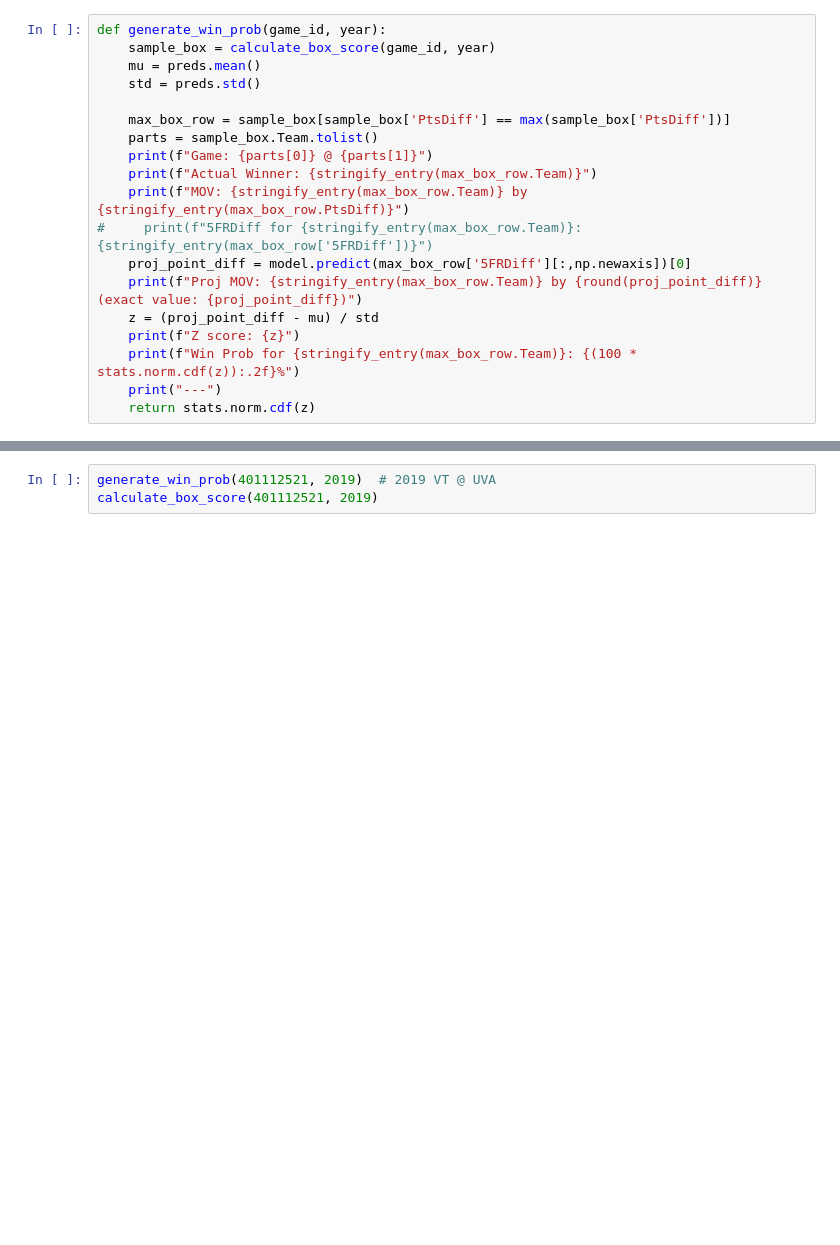
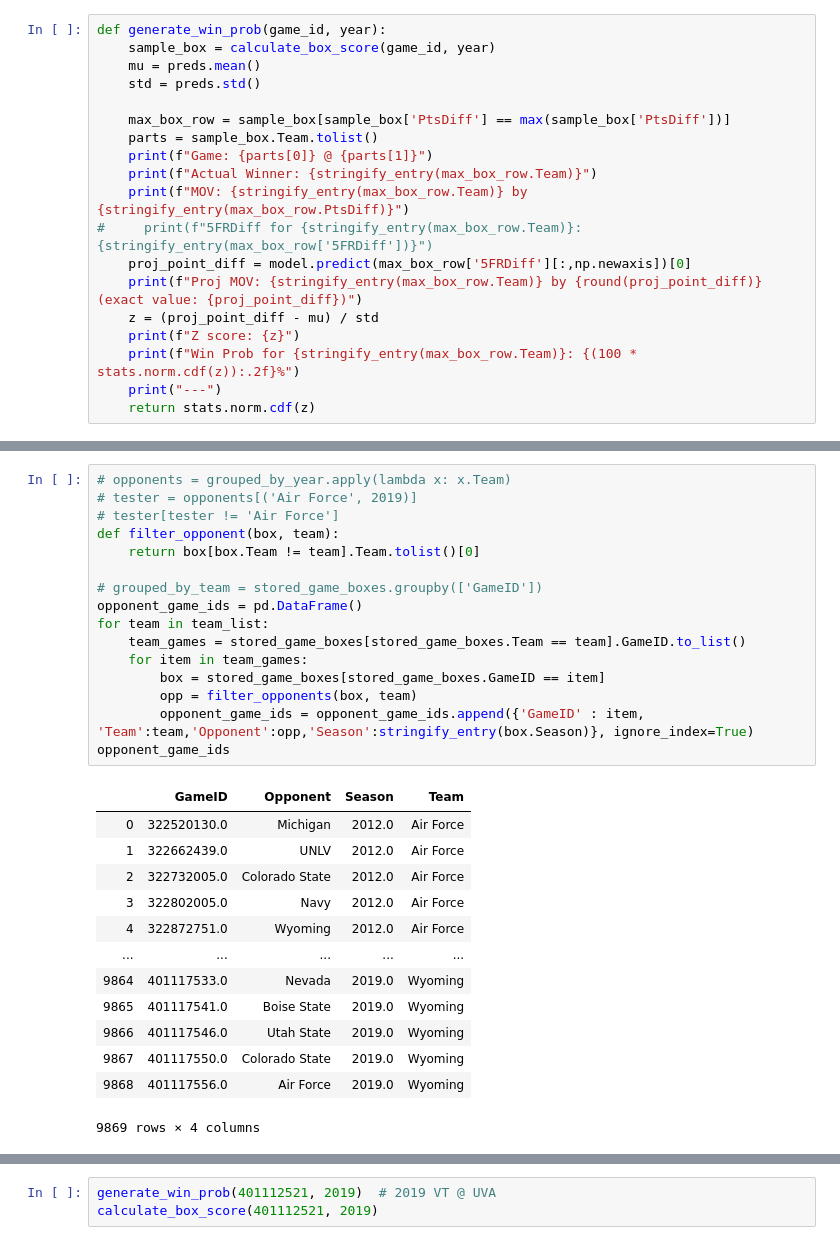
Before and after one commit to akeaswaran/cfb-pbp-analysis, a Jupyter notebook: win-prob.ipynb, the cells around one changed output, grey strips where cells are left out. Drawn from its saved outputs; the diff is of its cells as text; blank space fills up the shorter version.

```diff
--- a/win-prob.ipynb
+++ b/win-prob.ipynb
@@ -901 +951,31 @@ team_second_order_frame.sort_values(by=['second_order_wins'], ascending=False)
+# %%
+# opponents = grouped_by_year.apply(lambda x: x.Team)
+# tester = opponents[('Air Force', 2019)]
+# tester[tester != 'Air Force']
+def filter_opponent(box, team):
+    return box[box.Team != team].Team.tolist()[0]
+
+# grouped_by_team = stored_game_boxes.groupby(['GameID'])
+opponent_game_ids = pd.DataFrame()
+for team in team_list:
+    team_games = stored_game_boxes[stored_game_boxes.Team == team].GameID.to_list()
+    for item in team_games:
+        box = stored_game_boxes[stored_game_boxes.GameID == item]
+        opp = filter_opponents(box, team)
+        opponent_game_ids = opponent_game_ids.append({'GameID' : item, 'Team':team,'Opponent':opp,'Season':stringify_entry(box.Season)}, ignore_index=True)
+opponent_game_ids
+# %% [output]
+|  | GameID | Opponent | Season | Team |
+| 0 | 322520130.0 | Michigan | 2012.0 | Air Force |
+| 1 | 322662439.0 | UNLV | 2012.0 | Air Force |
+| 2 | 322732005.0 | Colorado State | 2012.0 | Air Force |
+| 3 | 322802005.0 | Navy | 2012.0 | Air Force |
+| 4 | 322872751.0 | Wyoming | 2012.0 | Air Force |
+| ... | ... | ... | ... | ... |
+| 9864 | 401117533.0 | Nevada | 2019.0 | Wyoming |
+| 9865 | 401117541.0 | Boise State | 2019.0 | Wyoming |
+| 9866 | 401117546.0 | Utah State | 2019.0 | Wyoming |
+| 9867 | 401117550.0 | Colorado State | 2019.0 | Wyoming |
+| 9868 | 401117556.0 | Air Force | 2019.0 | Wyoming |
+9869 rows × 4 columns
 # %%
```
Also changed, not shown: parts of 18 cells of this notebook.
